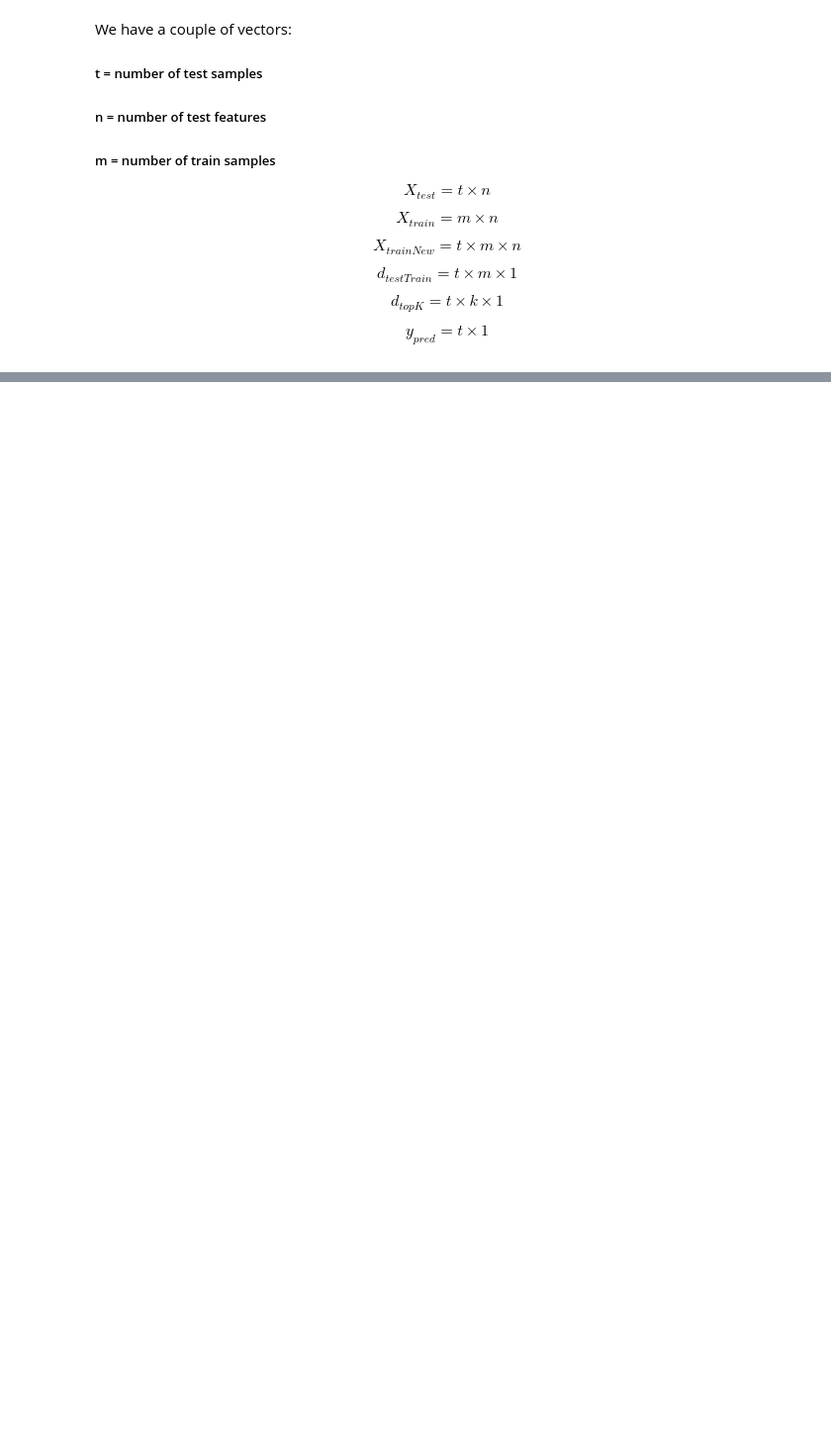
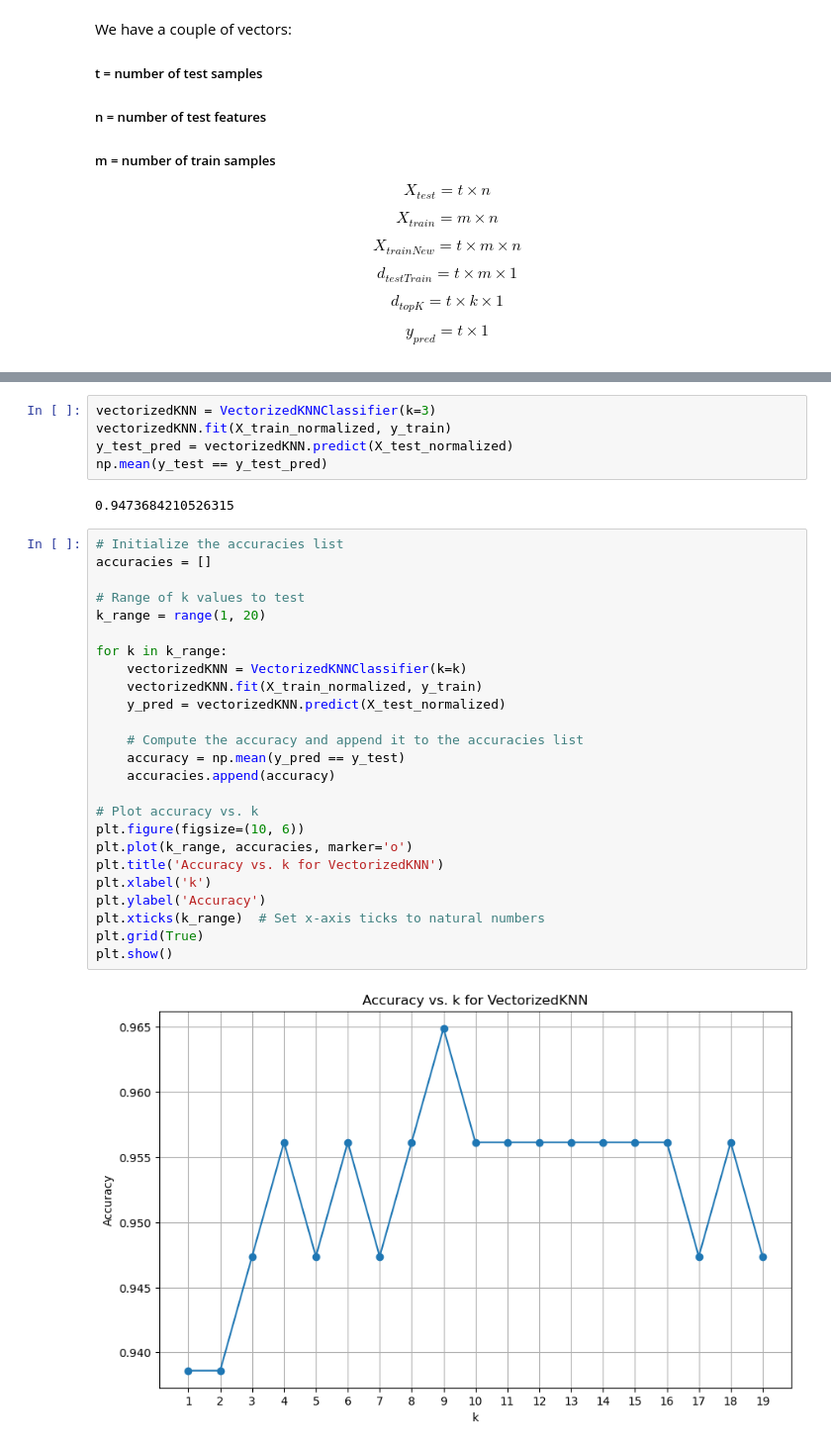
Before and after one commit to moh-C/ML_From_Scratch, a Jupyter notebook: KNNFromScratch.ipynb, the cells around one changed output, grey strips where cells are left out. Shown: that part at 99% size. Saved outputs shown, nothing was run; the diff lists cells and outputs as text; blank space fills up the shorter version.

```diff
--- a/KNNFromScratch.ipynb
+++ b/KNNFromScratch.ipynb
@@ -508,0 +554,34 @@ class VectorizedKNN():
+# %%
+vectorizedKNN = VectorizedKNNClassifier(k=3)
+vectorizedKNN.fit(X_train_normalized, y_train)
+y_test_pred = vectorizedKNN.predict(X_test_normalized)
+np.mean(y_test == y_test_pred)
+# %% [output]
+0.9473684210526315
+# %%
+# Initialize the accuracies list
+accuracies = []
+
+# Range of k values to test
+k_range = range(1, 20)
+
+for k in k_range:
+    vectorizedKNN = VectorizedKNNClassifier(k=k)
+    vectorizedKNN.fit(X_train_normalized, y_train)
+    y_pred = vectorizedKNN.predict(X_test_normalized)
+
+    # Compute the accuracy and append it to the accuracies list
+    accuracy = np.mean(y_pred == y_test)
+    accuracies.append(accuracy)
+
+# Plot accuracy vs. k
+plt.figure(figsize=(10, 6))
+plt.plot(k_range, accuracies, marker='o')
+plt.title('Accuracy vs. k for VectorizedKNN')
+plt.xlabel('k')
+plt.ylabel('Accuracy')
+plt.xticks(k_range)  # Set x-axis ticks to natural numbers
+plt.grid(True)
+plt.show()
+# %% [output]
+[figure, added]
```
Also changed, not shown: parts of 29 cells of this notebook.
